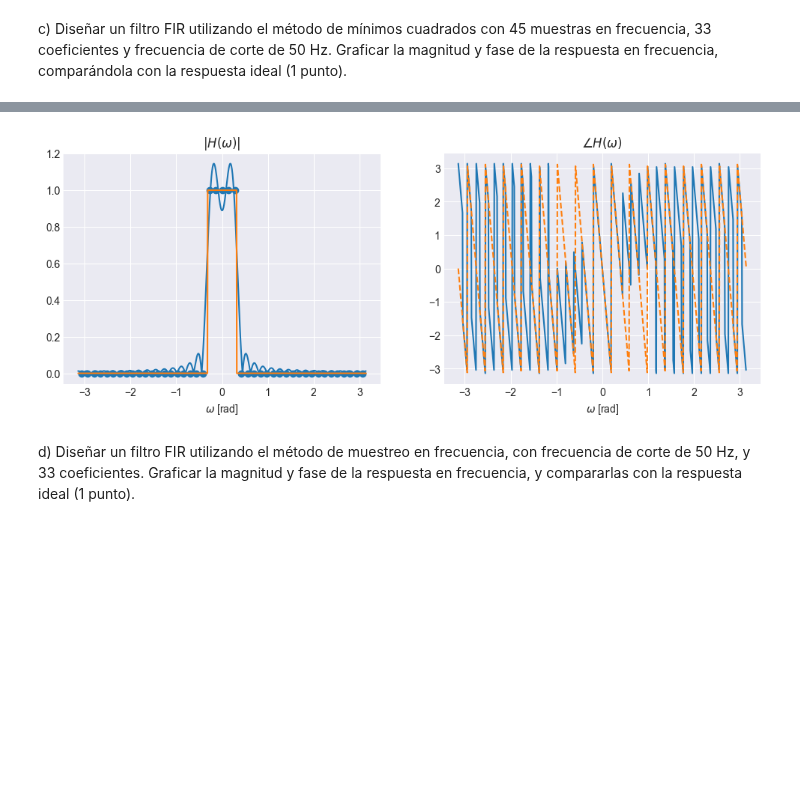
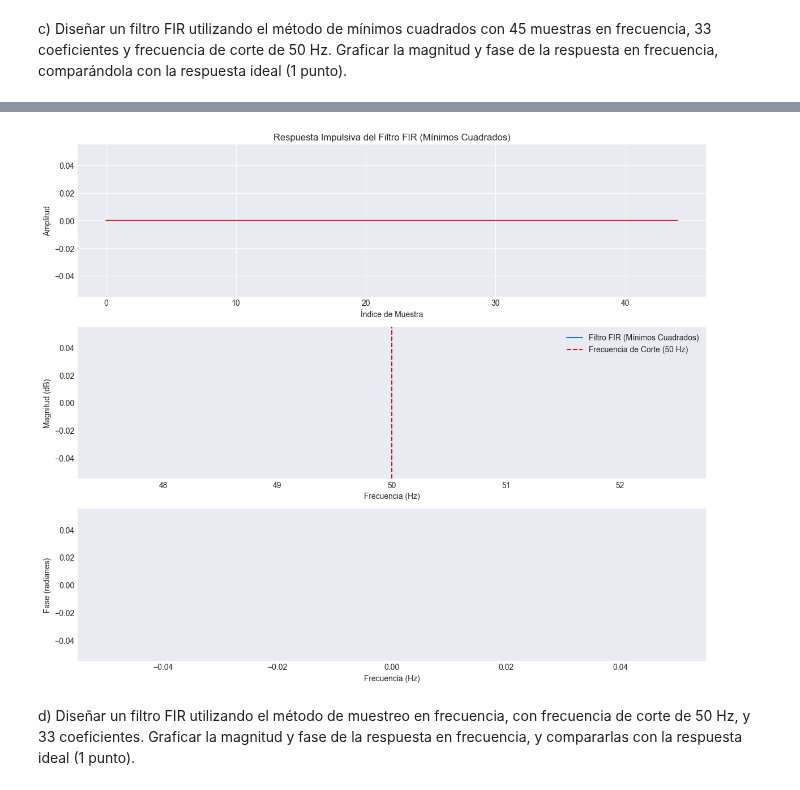
Before and after one commit to ExampleToFollow/PracticasPDS, a Jupyter notebook: Lab4/IF_LAB4_20213704.ipynb, the cells around one changed output, grey strips where cells are left out. Cells and saved outputs as stored; diff of their text form; code cells hidden in the pictures; blank space fills up the shorter version.

```diff
--- a/Lab4/IF_LAB4_20213704.ipynb
+++ b/Lab4/IF_LAB4_20213704.ipynb
@@ -152,28 +90,46 @@ plt.grid('on')
-# %%
-# Respuesta en frecuencia
-
-N = 1024
-Homg = np.fft.fft(np.real(hn),N)
-Homg = np.fft.fftshift(Homg)
-omg = 2*np.pi*(np.arange(0,N) - N/2)/N
-
-fig = plt.figure(figsize=[12,4])
-plt.subplot(1,2,1)
-plt.plot(omg,np.abs(Homg))
-plt.plot(w,np.abs(Hw),'C0o')
-plt.plot(wid,np.abs(Hid))
-plt.xlabel('$\omega$ [rad]')
-plt.title('$|H(\omega)|$')
-plt.grid('on')
-
-plt.subplot(1,2,2)
-plt.plot(omg,np.angle(Homg))
-plt.plot(wid,np.angle(np.exp(-1j*wid*(M-1)/2)),'--')
-plt.xlabel('$\omega$ [rad]')
-plt.title('$\\angle H(\omega)$')
-plt.grid('on')
-# %% [output]
-[figure, removed]
+# %%
+from scipy.signal import remez
+
+# Parámetros del filtro
+num_taps = 45
+fc_normalized = fc / (fs / 2)
+
+# Diseño del filtro usando el método de mínimos cuadrados (aproximación con remez)
+band = [0, fc_normalized, fc_normalized + 0.1, 0.5]
+desired = [1, 0]
+mincuad_fir_coeffs = remez(num_taps, band, desired, fs=fs)
+
+# Respuesta en frecuencia
+w, h = freqz(mincuad_fir_coeffs, worN=8000, fs=fs)
+
+# Graficar
+plt.figure(figsize=(12, 10))
+
+# Respuesta impulsiva
+plt.subplot(3, 1, 1)
+plt.stem(mincuad_fir_coeffs, use_line_collection=True)
+plt.title("Respuesta Impulsiva del Filtro FIR (Mínimos Cuadrados)")
+plt.xlabel("Índice de Muestra")
+plt.ylabel("Amplitud")
+
+# Magnitud de la respuesta en frecuencia
+plt.subplot(3, 1, 2)
+plt.plot(w, np.abs(h), label="Filtro FIR (Mínimos Cuadrados)")
+plt.axvline(fc, color='red', linestyle='--', label="Frecuencia de Corte (50 Hz)")
+plt.xlabel("Frecuencia (Hz)")
+plt.ylabel("Magnitud (dB)")
+plt.grid()
+plt.legend()
+plt.subplot(3, 1, 3)
+plt.plot(w, np.angle(h))
+plt.xlabel("Frecuencia (Hz)")
+plt.ylabel("Fase (radianes)")
+plt.grid()
+
+plt.tight_layout()
+plt.show()
+# %% [output]
+[figure, added]
 # %% [markdown]
 d) Diseñar un filtro FIR utilizando el método de muestreo en frecuencia, con frecuencia de corte
 de 50 Hz, y 33 coeficientes. Graficar la magnitud y fase de la respuesta en frecuencia, y
```
Also changed, not shown: parts of 5 cells of this notebook.
